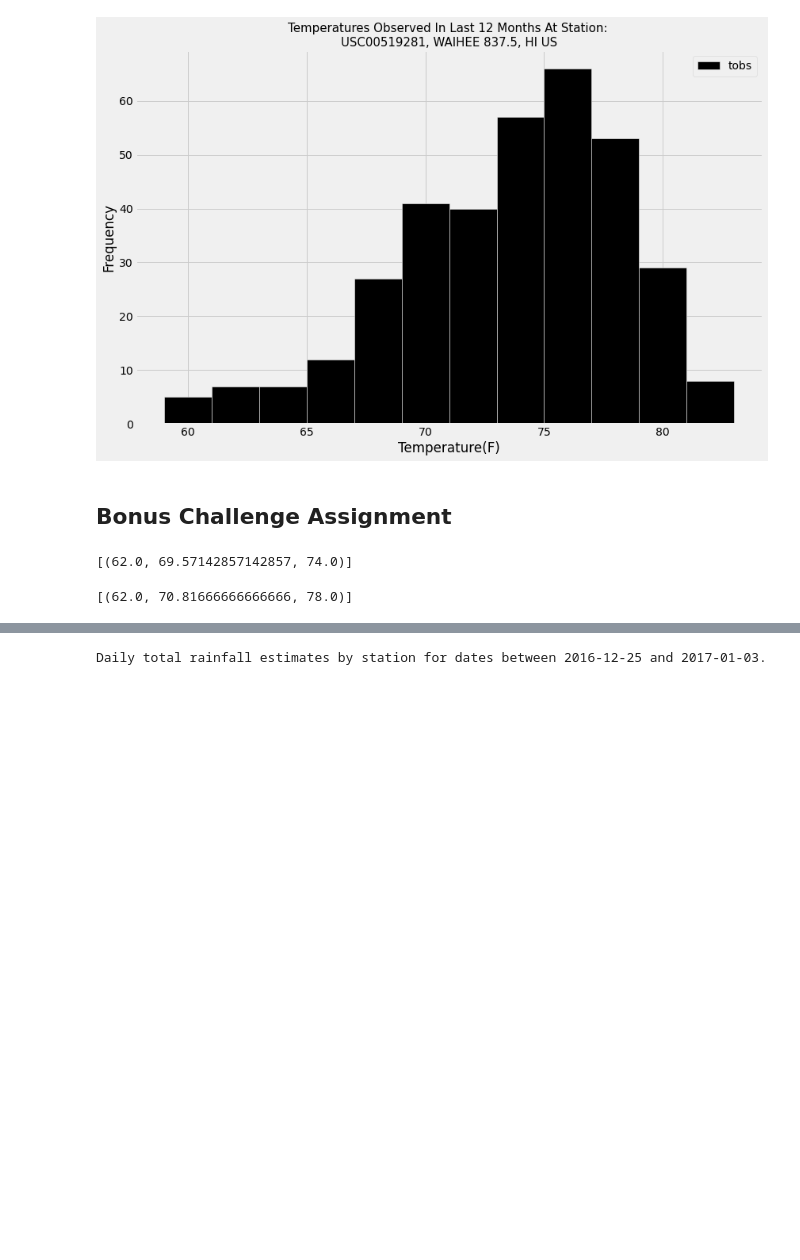
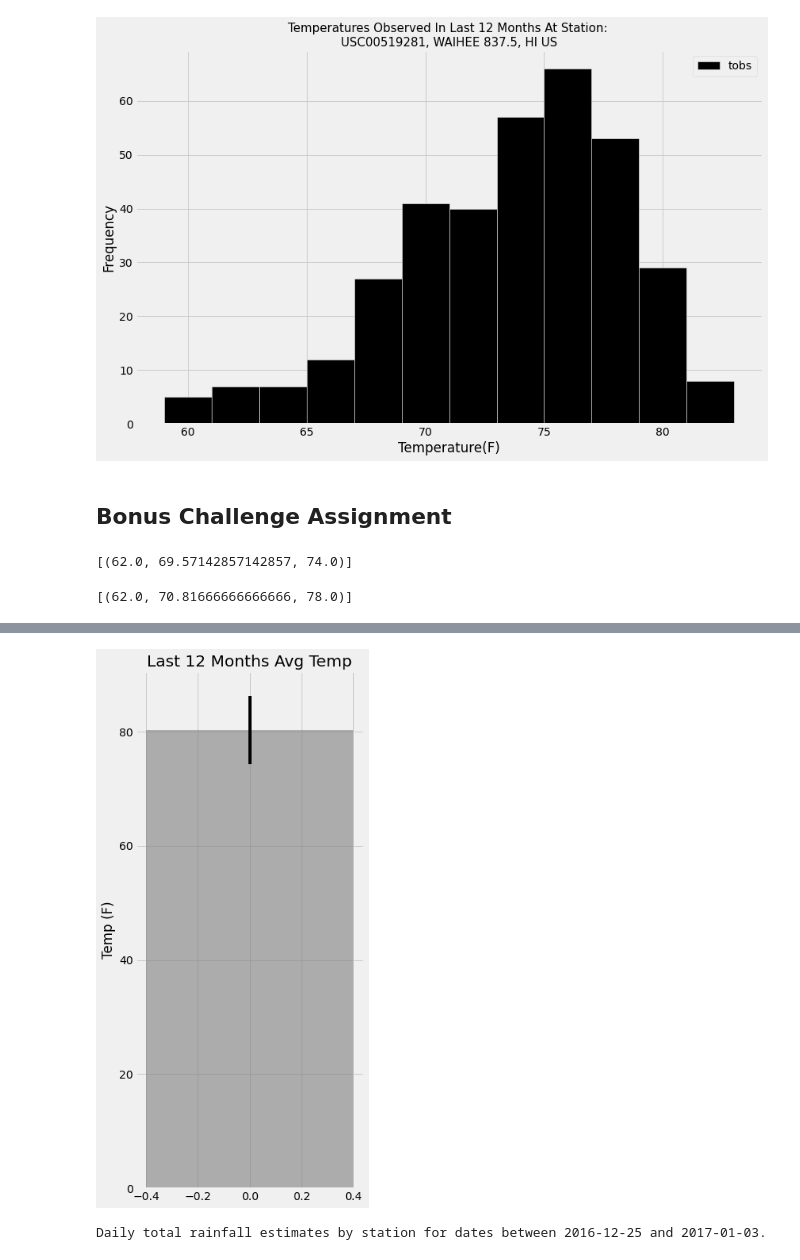
Before and after one commit to Franco1230/10-SQLalchemy-Challenge, a Jupyter notebook: SQLalchemy/climate_starter.ipynb, the cells around one changed output, grey strips where cells are left out. Saved outputs shown, nothing was run; the diff lists cells and outputs as text; code cells hidden in the pictures; blank space fills up the shorter version.

```diff
--- a/SQLalchemy/climate_starter.ipynb
+++ b/SQLalchemy/climate_starter.ipynb
@@ -308,3 +303,11 @@ trip_temp = calc_temps(start_date, end_date)
 trip_temp
 # %% [output]
 [(62.0, 70.81666666666666, 78.0)]
+# %%
+# Use your previous function `calc_temps` to calculate the tmin, tavg, and tmax
+# for your trip using the previous year's data for those same dates.
+# For the case of "for those same dates" means the dates of last 12 months
+last_twelve_months_start_date = one_year_ago
+last_twelve_months_start_date = last_date[0]
+last_twelve_months_temp = calc_temps(last_twelve_months_start_date, last_twelve_months_start_date)
+last_twelve_months_temp
@@ -329,3 +339,21 @@ plt.show()
+# %%
+# Plot the results from your previous query as a bar chart.
+# Use "Trip Avg Temp" as your Title
+# Use the average temperature for the y value
+# Use the peak-to-peak (tmax-tmin) value as the y error bar (yerr)
+last_twelve_months_min_temp = last_twelve_months_temp[0][0]
+last_twelve_months_avg_temp = last_twelve_months_temp[0][1]
+last_twelve_months_max_temp = last_twelve_months_temp[0][2]
+plt.figure(figsize = (5, 10))
+plt.bar(0, last_twelve_months_avg_temp, yerr = [last_twelve_months_max_temp - last_twelve_months_min_temp], color = "grey", alpha = 0.6)
+plt.title("Last 12 Months Avg Temp")
+plt.ylabel("Temp (F)")
+plt.tight_layout()
+
+plt.savefig("result_images/last_twelve_months_temperature.PNG")
+plt.show()
+# %% [output]
+[figure, added]
 # %%
 # Calculate the total amount of rainfall per weather station for your trip dates using the previous year's matching dates.
 # Sort this in descending order by precipitation amount and list the station, name, latitude, longitude, and elevation
```
Also changed, not shown: parts of 10 cells of this notebook, 2 other files.
